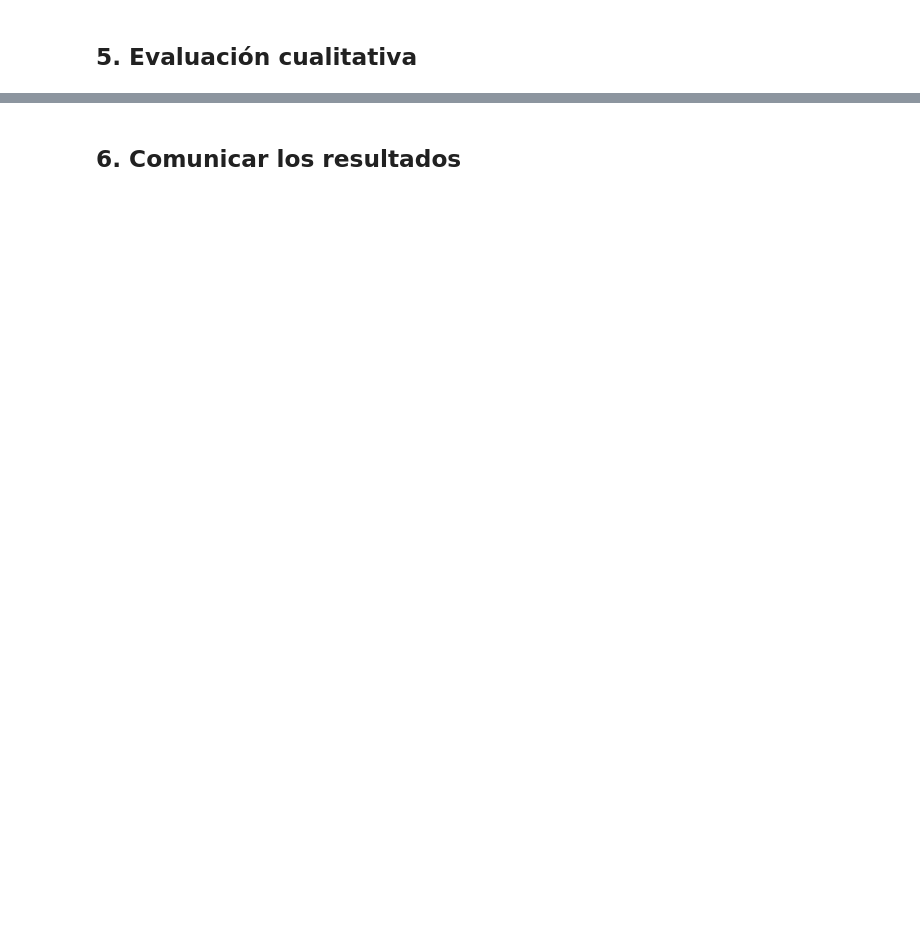
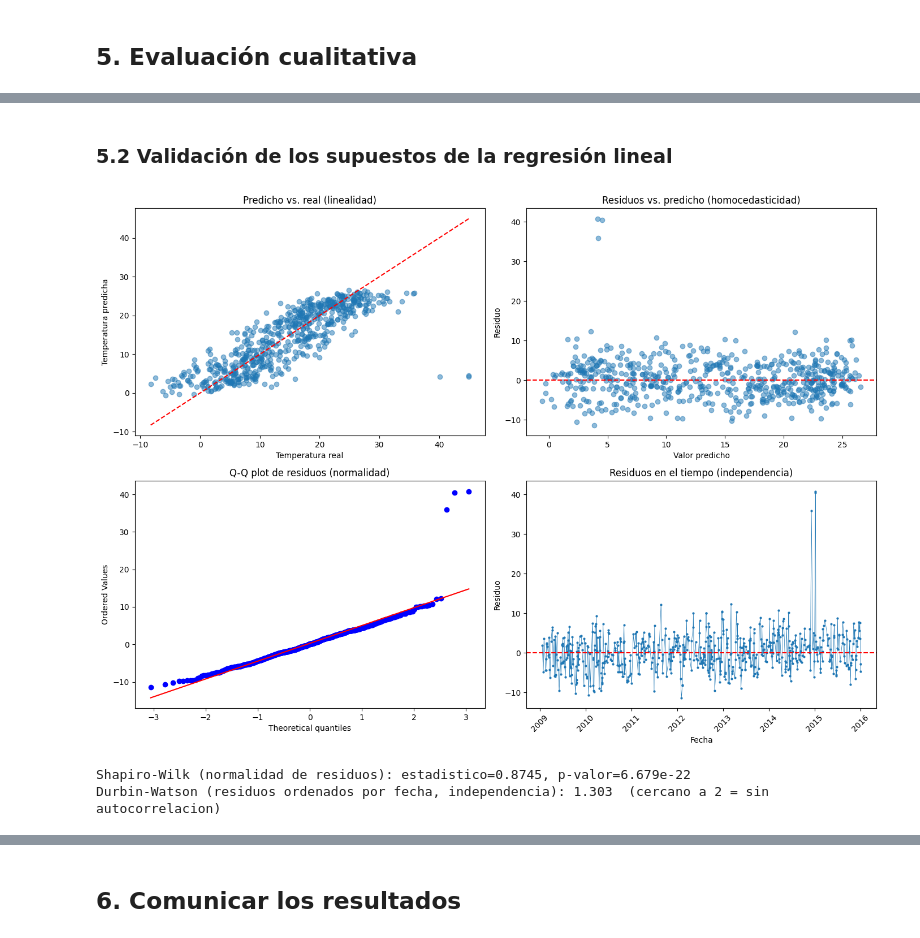
Before and after one commit to cmolina12/Laboratorio-1, a Jupyter notebook: regresion.ipynb, the cells around one changed output, grey strips where cells are left out. Cells and saved outputs as stored; diff of their text form; code cells hidden in the pictures; blank space fills up the shorter version.

```diff
--- a/regresion.ipynb
+++ b/regresion.ipynb
@@ -1144,0 +1644,50 @@ Name: temp_max_manana, dtype: float64
+# %% [markdown]
+### 5.2 Validación de los supuestos de la regresión lineal
+# %%
+from scipy import stats
+
+pred_mejor = mejor_pipeline.predict(X_test)
+residuos = y_test.values - pred_mejor
+fechas_test = data_modelo.loc[X_test.index, 'fecha']
+
+orden = np.argsort(fechas_test.values)
+residuos_orden = residuos[orden]
+fechas_orden = fechas_test.values[orden]
+
+fig, axes = plt.subplots(2, 2, figsize=(14, 10))
+
+axes[0, 0].scatter(y_test, pred_mejor, alpha=0.5)
+lims = [min(y_test.min(), pred_mejor.min()), max(y_test.max(), pred_mejor.max())]
+axes[0, 0].plot(lims, lims, 'r--')
+axes[0, 0].set_xlabel('Temperatura real')
+axes[0, 0].set_ylabel('Temperatura predicha')
+axes[0, 0].set_title('Predicho vs. real (linealidad)')
+
+axes[0, 1].scatter(pred_mejor, residuos, alpha=0.5)
+axes[0, 1].axhline(0, color='r', linestyle='--')
+axes[0, 1].set_xlabel('Valor predicho')
+axes[0, 1].set_ylabel('Residuo')
+axes[0, 1].set_title('Residuos vs. predicho (homocedasticidad)')
+
+stats.probplot(residuos, dist='norm', plot=axes[1, 0])
+axes[1, 0].set_title('Q-Q plot de residuos (normalidad)')
+
+axes[1, 1].plot(fechas_orden, residuos_orden, marker='o', markersize=2, linewidth=0.5)
+axes[1, 1].axhline(0, color='r', linestyle='--')
+axes[1, 1].set_xlabel('Fecha')
+axes[1, 1].set_ylabel('Residuo')
+axes[1, 1].set_title('Residuos en el tiempo (independencia)')
+axes[1, 1].tick_params(axis='x', rotation=45)
+
+plt.tight_layout()
+plt.show()
+
+shapiro_stat, shapiro_p = stats.shapiro(residuos)
+print(f"Shapiro-Wilk (normalidad de residuos): estadistico={shapiro_stat:.4f}, p-valor={shapiro_p:.4g}")
+
+dw = np.sum(np.diff(residuos_orden) ** 2) / np.sum(residuos_orden ** 2)
+print(f"Durbin-Watson (residuos ordenados por fecha, independencia): {dw:.3f}  (cercano a 2 = sin autocorrelacion)")
+# %% [output]
+[figure, added]
+Shapiro-Wilk (normalidad de residuos): estadistico=0.8745, p-valor=6.679e-22
+Durbin-Watson (residuos ordenados por fecha, independencia): 1.303  (cercano a 2 = sin autocorrelacion)
```
Also changed, not shown: parts of 35 cells of this notebook, 2 other files.
